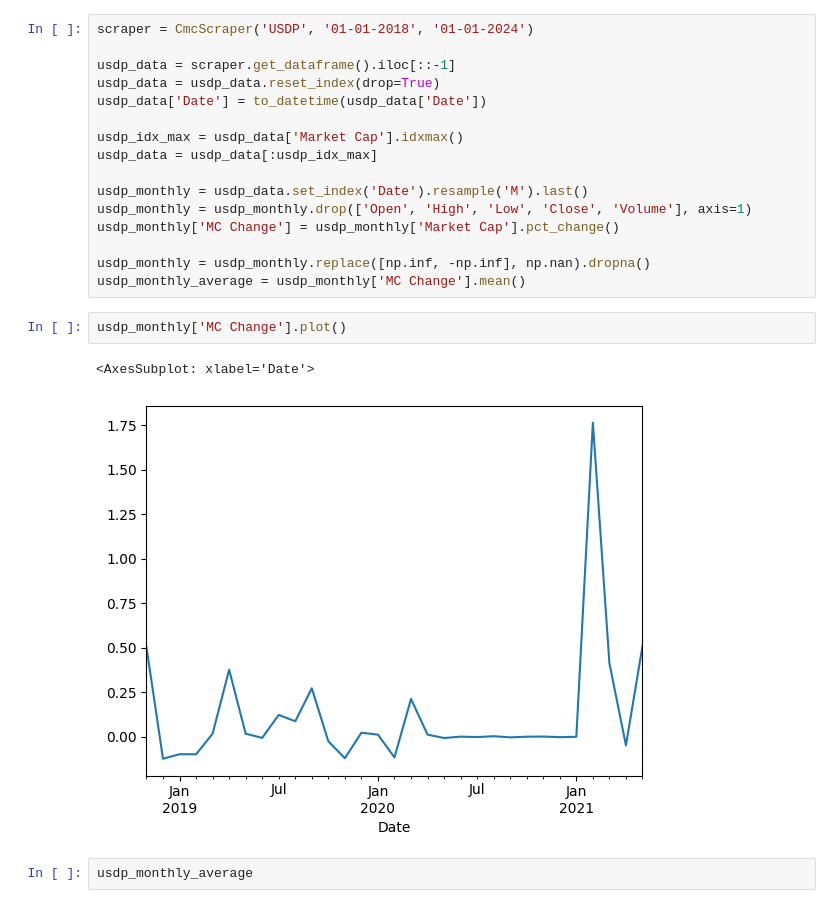
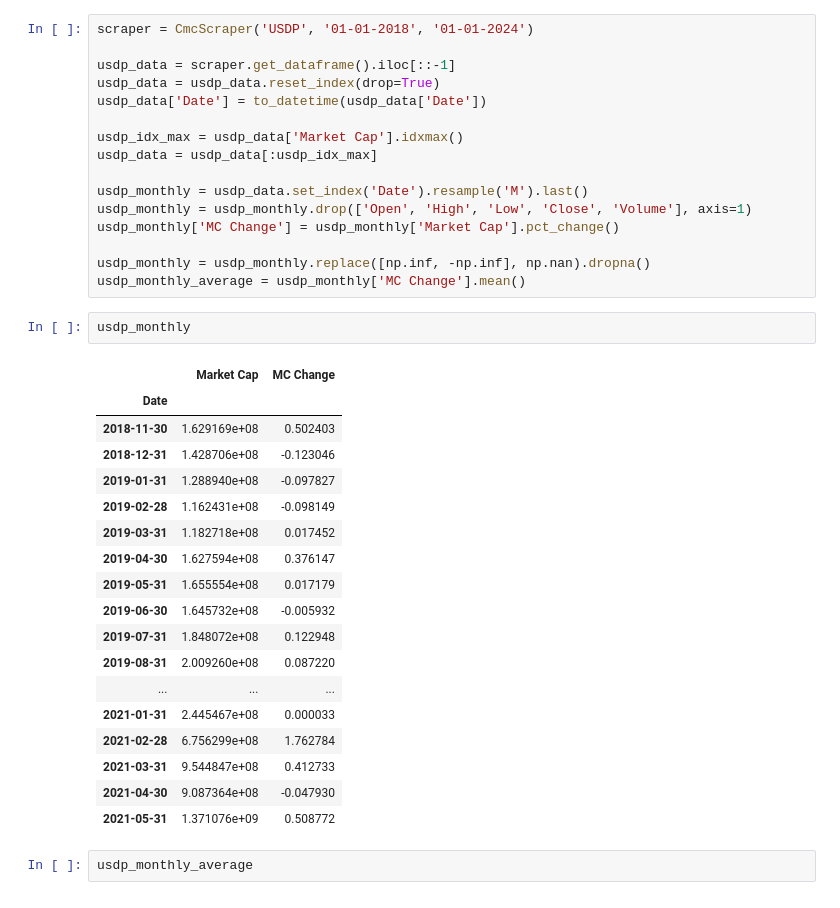
Before and after one commit to immortal16/OpenDeltaDeliverables, a Jupyter notebook: stablecoins.ipynb, the cells around one changed output. Saved outputs shown, nothing was run; the diff lists cells and outputs as text.

```diff
--- a/stablecoins.ipynb
+++ b/stablecoins.ipynb
@@ -46,11 +58,27 @@ usdp_monthly['MC Change'] = usdp_monthly['Market Cap'].pct_change()
 
 usdp_monthly = usdp_monthly.replace([np.inf, -np.inf], np.nan).dropna()
 usdp_monthly_average = usdp_monthly['MC Change'].mean()
-# %%
-usdp_monthly['MC Change'].plot()
-# %% [output]
-<AxesSubplot: xlabel='Date'>
-[figure, removed]
+# %%
+usdp_monthly
+# %% [output]
+|  | Market Cap | MC Change |
+| Date |  |  |
+| 2018-11-30 | 1.629169e+08 | 0.502403 |
+| 2018-12-31 | 1.428706e+08 | -0.123046 |
+| 2019-01-31 | 1.288940e+08 | -0.097827 |
+| 2019-02-28 | 1.162431e+08 | -0.098149 |
+| 2019-03-31 | 1.182718e+08 | 0.017452 |
+| 2019-04-30 | 1.627594e+08 | 0.376147 |
+| 2019-05-31 | 1.655554e+08 | 0.017179 |
+| 2019-06-30 | 1.645732e+08 | -0.005932 |
+| 2019-07-31 | 1.848072e+08 | 0.122948 |
+| 2019-08-31 | 2.009260e+08 | 0.087220 |
+| ... | ... | ... |
+| 2021-01-31 | 2.445467e+08 | 0.000033 |
+| 2021-02-28 | 6.756299e+08 | 1.762784 |
+| 2021-03-31 | 9.544847e+08 | 0.412733 |
+| 2021-04-30 | 9.087364e+08 | -0.047930 |
+| 2021-05-31 | 1.371076e+09 | 0.508772 |
 # %%
 usdp_monthly_average
 # %% [output]
```
Also changed, not shown: parts of 10 cells of this notebook.
